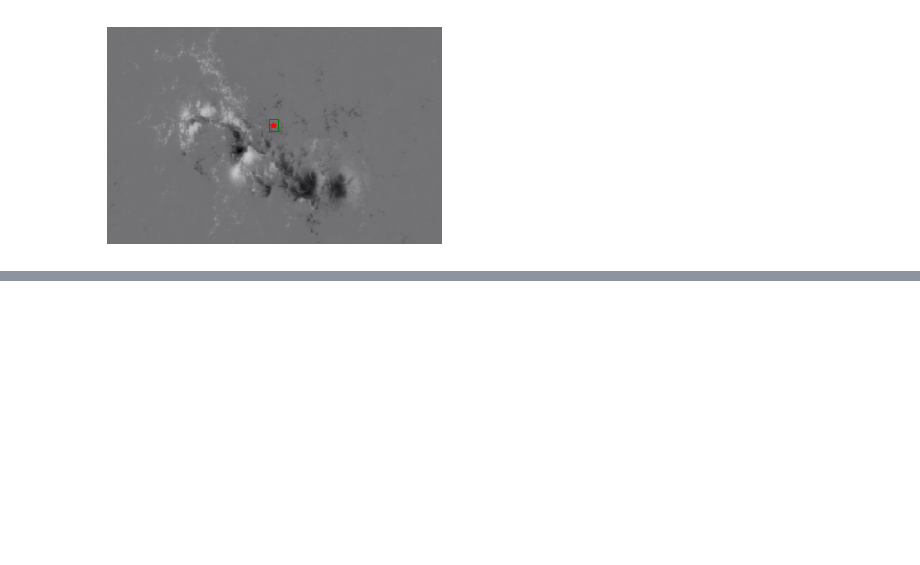
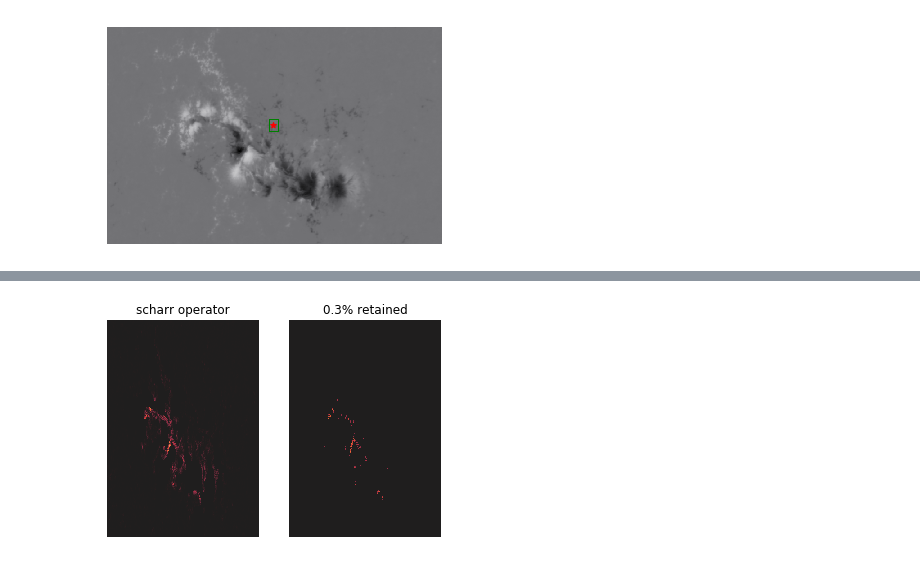
Before and after one commit to husun0822/BlueSky_Project, a Jupyter notebook: PIL/PIL_module/PIL_module_intro.ipynb, the cells around one changed output, grey strips where cells are left out. Saved outputs shown, nothing was run; the diff lists cells and outputs as text; code cells hidden in the pictures; blank space fills up the shorter version.

```diff
--- a/PIL/PIL_module/PIL_module_intro.ipynb
+++ b/PIL/PIL_module/PIL_module_intro.ipynb
@@ -96,0 +126,13 @@ And within this neighborhood,
+# %%
+edge_retain = 0.003
+gradient_threshold = np.percentile(edge_detected,q=(1-edge_retain)*100) # the gradient threshold
+
+after_retain = np.where(edge_detected>gradient_threshold,edge_detected,0)
+
+for i, pair in enumerate([(edge_detected,'scharr operator'),
+                    (after_retain,'0.3% retained')]):
+    ax = plt.subplot(1,2,i+1)
+    sns.heatmap(pair[0],center=0, cbar=False,xticklabels=False, yticklabels=False, ax=ax)
+    ax.title.set_text(pair[1])
+# %% [output]
+[figure, added]
```
Also changed, not shown: parts of 18 cells of this notebook, 5 other files.
